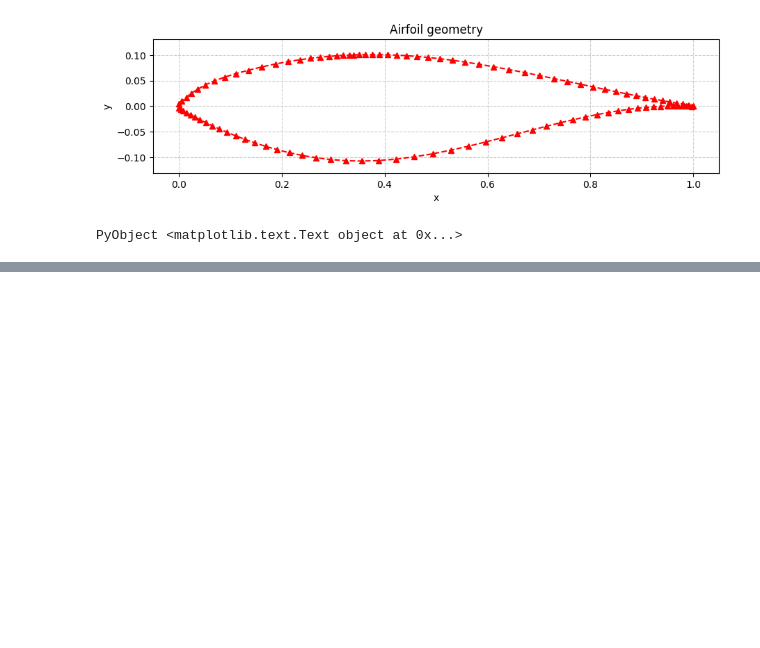
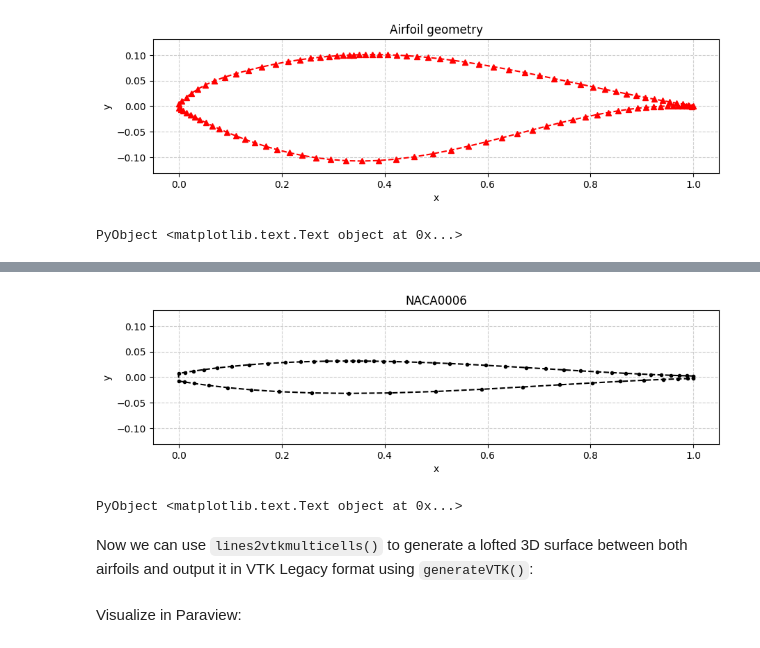
Before and after one commit to byuflowlab/GeometricTools.jl, a Jupyter notebook: docs/Documentation.ipynb, the cells around one changed output, grey strips where cells are left out. Drawn from its saved outputs; the diff is of its cells as text; code cells hidden in the pictures; blank space fills up the shorter version.

```diff
--- a/docs/Documentation.ipynb
+++ b/docs/Documentation.ipynb
@@ -458,0 +530,7 @@ PyObject <matplotlib.text.Text object at 0x...>
+# %%
+plot_airfoil(new_x2, new_y2; style="--.k", title_str="NACA0006")
+# %% [output]
+[figure, added]
+PyObject <matplotlib.text.Text object at 0x...>
+# %% [markdown]
+Now we can use `lines2vtkmulticells()` to generate a lofted 3D surface between both airfoils and output it in VTK Legacy format using `generateVTK()`:
@@ -458,0 +571,2 @@ PyObject <matplotlib.text.Text object at 0x...>
+# %% [markdown]
+Visualize in Paraview:
```
Also changed, not shown: parts of 11 cells of this notebook, 9 other files.
